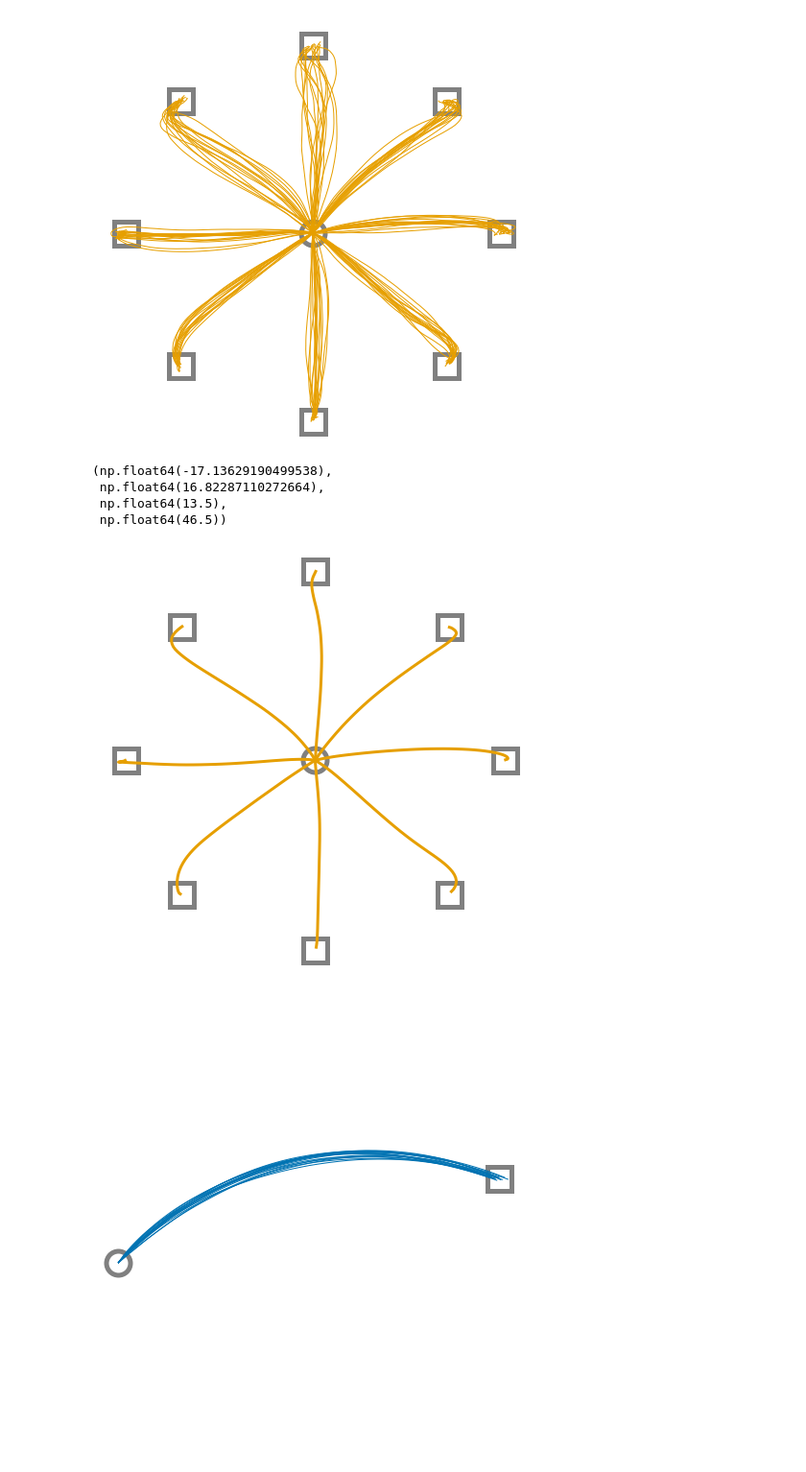
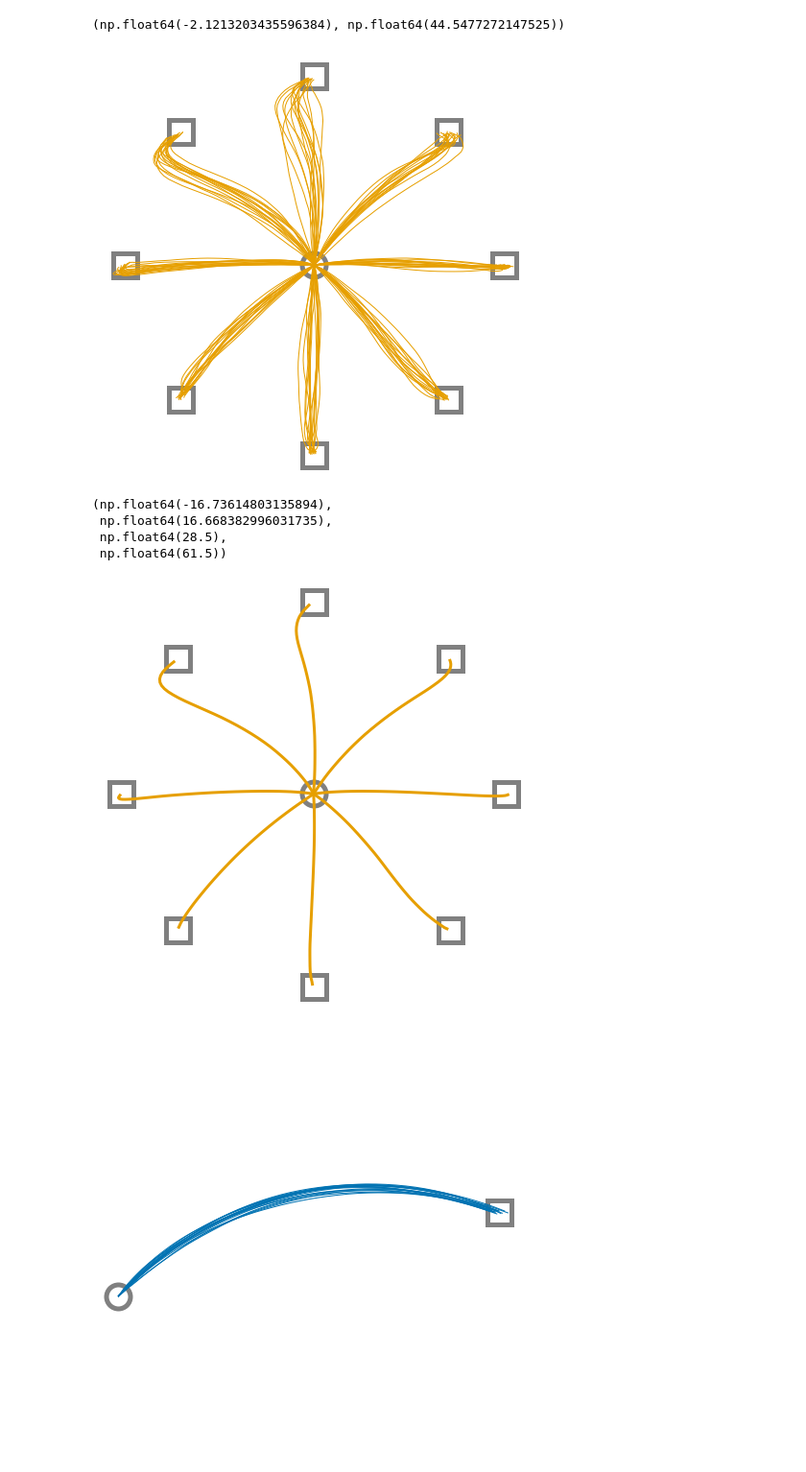
Before and after one commit to AlexandreThy/PhD, a Jupyter notebook: CurrentParts/PaperPlot.ipynb, the cells around one changed output. Shown at 96% size. Cells and saved outputs as stored; diff of their text form; code cells hidden in the pictures.

```diff
--- a/CurrentParts/PaperPlot.ipynb
+++ b/CurrentParts/PaperPlot.ipynb
@@ -74,24 +76,23 @@ Solution found at iteration  7
 
 import sys
 import os
-sys.path.append('..')
-os.chdir('..')
 from Controllers.FL6Muscles import *
 from Controllers.ILQG6Muscles import *
 from Controllers.LQGController import *
-
-st = [0,30]
+YST = 45
+XST = 0
+st = [XST,YST]
 MovementTime = .4
 NumIteration = 40
 Time = np.linspace(0,MovementTime*1000,NumIteration)
 
 plt.figure(figsize = (8,8))
-NUM_SIM = 20
+NUM_SIM = 50
 trajectories = np.zeros((NUM_SIM,8,NumIteration,2))
 
 for num_sim in range(NUM_SIM):
     for iter,angles in enumerate(np.linspace(0,2*pi,9)[:-1]) :
-        tg = [cos(angles)*10,30+sin(angles)*10]
+        tg = [XST+cos(angles)*15,YST+sin(angles)*15]
         xFL,yFL,xfl,uFL = FL_6muscles(Duration=MovementTime,w1=1e7,w2=1e7,w3=1e3,w4=1e3,r=1e-5,Num_iter=NumIteration,starting_point=st,targets=tg,Delay = 0.06,Activate_Noise=True)
 
         trajectories[num_sim,iter] = np.array([xFL,yFL]).T
@@ -102,14 +103,14 @@ plt.axis("equal")
 ax = plt.gca()
 #ax.spines['top'].set_visible(False)
 #ax.spines['right'].set_visible(False)
-plt.plot([0],[30],marker = "o",markersize = 25,markeredgecolor = "grey",markerfacecolor='white',zorder = 0,markeredgewidth = 5)
+plt.plot([XST],[YST],marker = "o",markersize = 25,markeredgecolor = "grey",markerfacecolor='white',zorder = 0,markeredgewidth = 5)
 ax.axis("off")
 plt.savefig("img/Paper_plots/FL_Centerout.png",dpi = 300)
 plt.show()
 plt.figure(figsize = (8,8))
-plt.plot([0],[30],marker = "o",markersize = 25,markeredgecolor = "grey",markerfacecolor='white',zorder = 0,markeredgewidth = 5)
+plt.plot([XST],[YST],marker = "o",markersize = 25,markeredgecolor = "grey",markerfacecolor='white',zorder = 0,markeredgewidth = 5)
 for iter,angles in enumerate(np.linspace(0,2*pi,9)[:-1]) :
-    tg = [cos(angles)*10,30+sin(angles)*10]
+    tg = [XST+cos(angles)*15,YST+sin(angles)*15]
 
     plt.plot(np.mean(trajectories[:,iter,:,0],axis = 0),np.mean(trajectories[:,iter,:,1],axis = 0),color = "#0072B2",linewidth = 3,label = "FL")
     plt.plot([tg[0]],[tg[1]],marker = "s",markersize = 25,markeredgecolor = "grey",markerfacecolor='white',zorder = 0,markeredgewidth = 5)
@@ -134,3 +132,7 @@ os.chdir('..')
+# %%
+print(ToCartesian(np.array([pi/4,pi/2])))
+# %% [output]
+(np.float64(-2.1213203435596384), np.float64(44.5477272147525))
 # %%
 
 
@@ -139,54 +141,55 @@ sys.path.append('..')
 from Controllers.FL6Muscles import *
 from Controllers.ILQG6Muscles import *
 from Controllers.LQGController import *
-
-st = [0,30]
-MovementTime = .5
-NumIteration = 50
+YST= 45
+XST = 0
+st = [XST,YST]
+MovementTime = .4
+NumIteration = 40
 Time = np.linspace(0,MovementTime*1000,NumIteration)
 
 plt.figure(figsize = (8,8))
-NUM_SIM = 20
+NUM_SIM = 30
 trajectories = np.zeros((NUM_SIM,8,NumIteration,2))
 
 for num_sim in range(NUM_SIM):
     for iter,angles in enumerate(np.linspace(0,2*pi,9)[:-1]) :
-        tg = [cos(angles)*15,30+sin(angles)*15]
+        tg = [XST+cos(angles)*15,YST+sin(angles)*15]
         xLQG,yLQG,uDLQG,z=DLQG_6Muscles(Duration=MovementTime,r1 = .1,Num_iter=NumIteration,starting_point=st,targets=tg,plot = False,Delay = 0.06,Activate_Noise=True)
 
         trajectories[num_sim,iter] = np.array([xLQG,yLQG]).T
 
         if num_sim <= 15 : plt.plot(xLQG,yLQG,color = "#E69F00",linewidth = 1,label = "DLQG")
         plt.plot([tg[0]],[tg[1]],marker = "s",markersize = 25,markeredgecolor = "grey",markerfacecolor='white',zorder = 0,markeredgewidth = 5)
 plt.axis("equal")
 ax = plt.gca()
 #ax.spines['top'].set_visible(False)
 #ax.spines['right'].set_visible(False)
-plt.plot([0],[30],marker = "o",markersize = 25,markeredgecolor = "grey",markerfacecolor='white',zorder = 0,markeredgewidth = 5)
+plt.plot([XST],[YST],marker = "o",markersize = 25,markeredgecolor = "grey",markerfacecolor='white',zorder = 0,markeredgewidth = 5)
 ax.axis("off")
 plt.savefig("img/Paper_plots/DLQG_Centerout.png",dpi = 300)
 plt.show()
 plt.figure(figsize = (8,8))
 for iter,angles in enumerate(np.linspace(0,2*pi,9)[:-1]) :
-    tg = [cos(angles)*15,30+sin(angles)*15]
+    tg = [XST+cos(angles)*15,YST+sin(angles)*15]
 
     plt.plot(np.mean(trajectories[:,iter,:,0],axis = 0),np.mean(trajectories[:,iter,:,1],axis = 0),color = "#E69F00",linewidth = 3,label = "DLQG")
     plt.plot([tg[0]],[tg[1]],marker = "s",markersize = 25,markeredgecolor = "grey",markerfacecolor='white',zorder = 0,markeredgewidth = 5)
 
 
 plt.axis("equal")
 ax = plt.gca()
-plt.plot([0],[30],marker = "o",markersize = 25,markeredgecolor = "grey",markerfacecolor='white',zorder = 0,markeredgewidth = 5)
+plt.plot([XST],[YST],marker = "o",markersize = 25,markeredgecolor = "grey",markerfacecolor='white',zorder = 0,markeredgewidth = 5)
 #ax.spines['top'].set_visible(False)
 #ax.spines['right'].set_visible(False)
 ax.axis("off")
 # %% [output]
-[figure, old version]
+[figure, new version]
-(np.float64(-17.13629190499538),
- np.float64(16.82287110272664),
- np.float64(13.5),
- np.float64(46.5))
+(np.float64(-16.73614803135894),
+ np.float64(16.668382996031735),
+ np.float64(28.5),
+ np.float64(61.5))
-[figure, old version]
+[figure, new version]
 # %%
 import sys
 sys.path.append('..')
```
Also changed, not shown: parts of 6 cells of this notebook.
